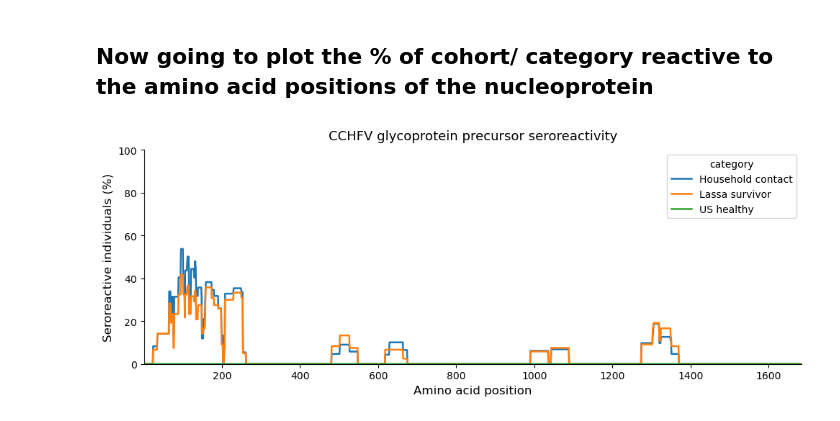
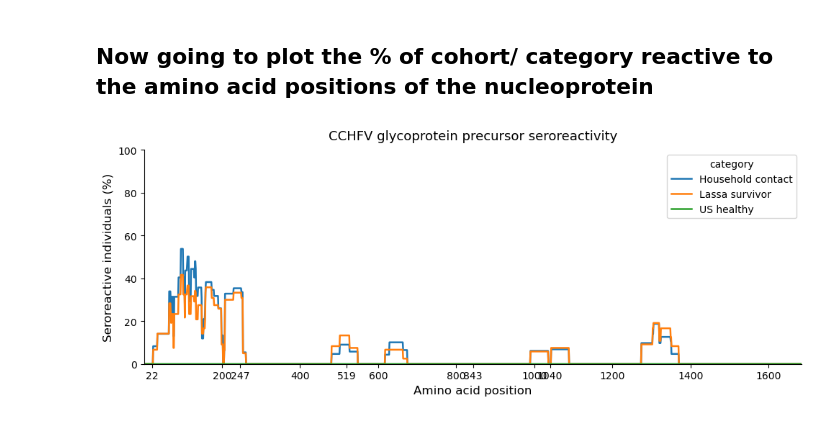
Before and after one commit to sporak577/lasv_phipseq_2026, a Jupyter notebook: draw_signal_to_CCHFV_glycoprotein.ipynb, the cells around one changed output. Cells and saved outputs as stored; diff of their text form; code cells hidden in the pictures.

```diff
--- a/draw_signal_to_CCHFV_glycoprotein.ipynb
+++ b/draw_signal_to_CCHFV_glycoprotein.ipynb
@@ -332,30 +335,32 @@ position_summary
 # %%
 import matplotlib.pyplot as plt
 import seaborn as sns
 
 fig, ax = plt.subplots(figsize=(10, 4))
 
 sns.lineplot(
     data= position_summary,
     x='position',
     y='pct_seroreactive',
     hue='category',
     linewidth=1.8,
     ax=ax
 )
 
 ax.set_xlabel('Amino acid position', fontsize=12)
 ax.set_ylabel('Seroreactive individuals (%)', fontsize=12)
 ax.set_xlim(1, len(ref)) #minimum and maximum position
 ax.set_ylim(0,  100)
 
 ax.spines['top'].set_visible(False)
 ax.spines["right"].set_visible(False)
 
+ax.set_xticks([22, 200, 247, 400, 519, 600, 800, 843, 1000, 1040, 1200, 1400, 1600])
+
 plt.title('CCHFV glycoprotein precursor seroreactivity', y=1.02, fontsize=13)
 plt.tight_layout()
 plt.rcParams['svg.fonttype'] = 'none'
 plt.savefig('CCHFV_glycoprotein_reactivity.svg', format='svg')
 plt.show()
 # %% [output]
-[figure, old version]
+[figure, new version]
```
Also changed, not shown: parts of 2 cells of this notebook, 9 other files.
